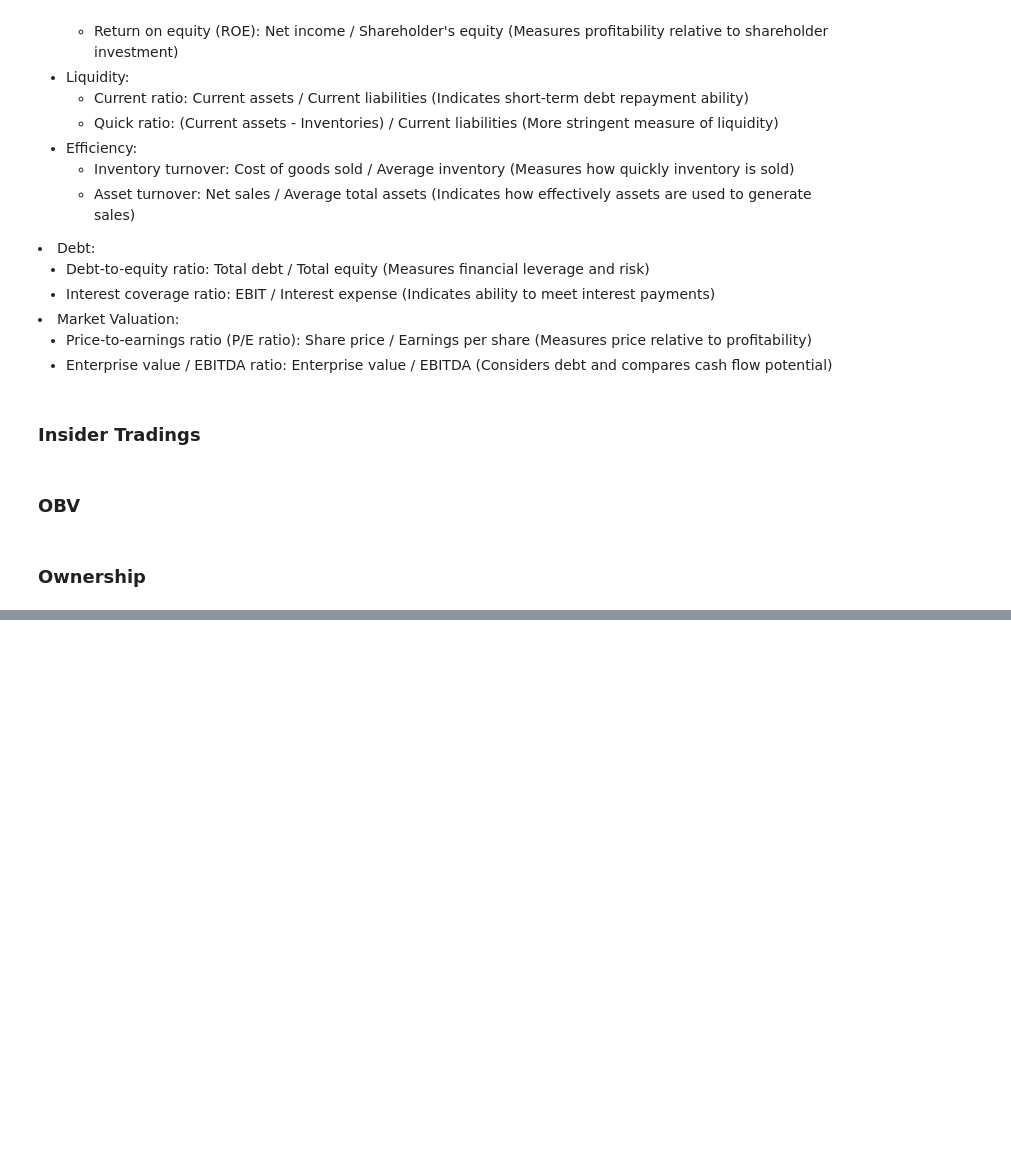
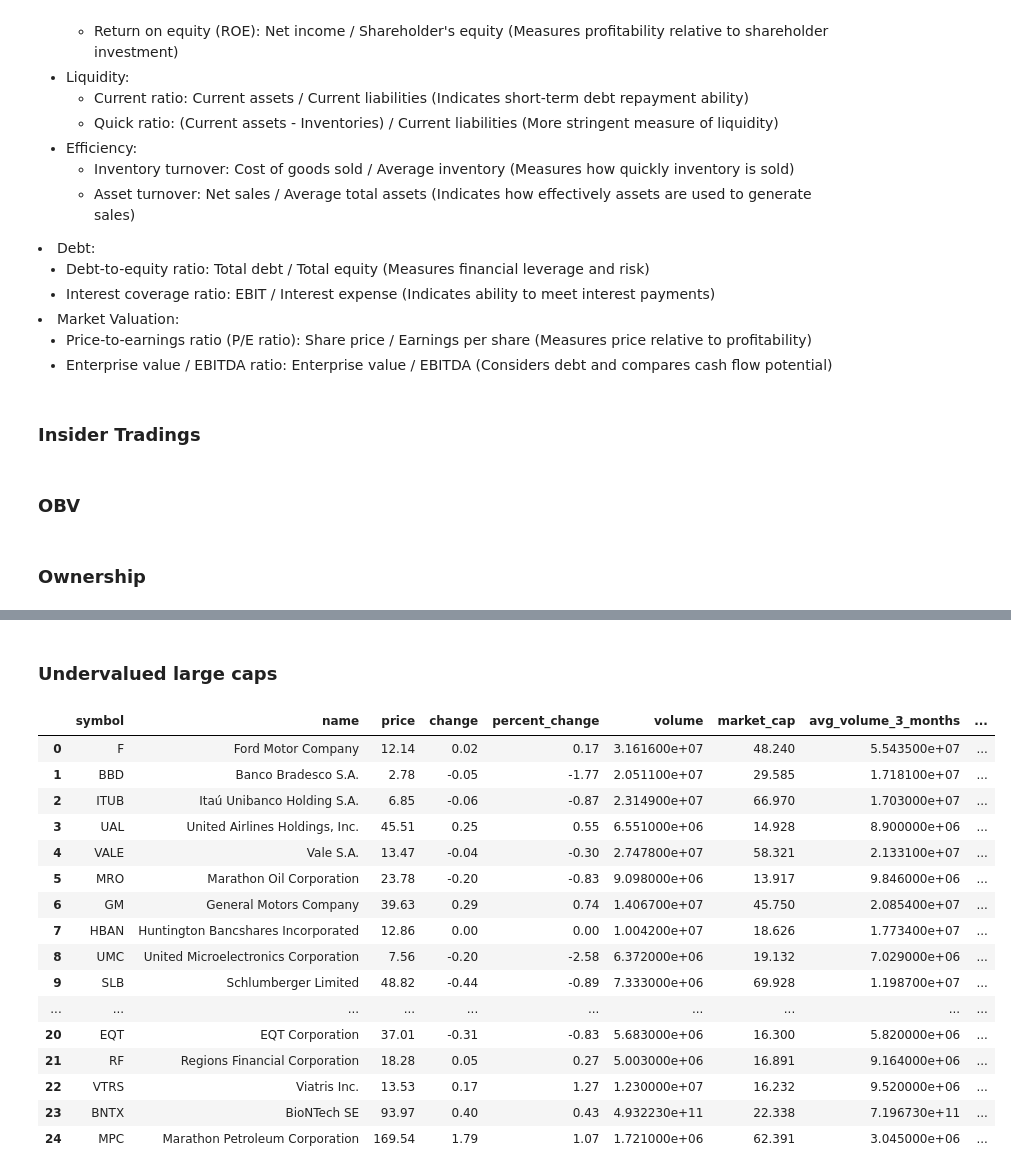
Before and after one commit to mmistroni/OpenBB_Experiments, a Jupyter notebook: OpenBBFinancialAnalysis.ipynb, the cells around one changed output, grey strips where cells are left out. Saved outputs shown, nothing was run; the diff lists cells and outputs as text; code cells hidden in the pictures; blank space fills up the shorter version.

```diff
--- a/OpenBBFinancialAnalysis.ipynb
+++ b/OpenBBFinancialAnalysis.ipynb
@@ -439,0 +526,22 @@ obb.equity.ownership.institutional(symbol="AAPL", provider='yfinance')
+# %% [markdown]
+### Undervalued large caps
+# %%
+obb.equity.discovery.undervalued_large_caps(sort="desc")
+# %% [output]
+|  | symbol | name | price | change | percent_change | volume | market_cap | avg_volume_3_months | ... |
+| 0 | F | Ford Motor Company | 12.14 | 0.02 | 0.17 | 3.161600e+07 | 48.240 | 5.543500e+07 | ... |
+| 1 | BBD | Banco Bradesco S.A. | 2.78 | -0.05 | -1.77 | 2.051100e+07 | 29.585 | 1.718100e+07 | ... |
+| 2 | ITUB | Itaú Unibanco Holding S.A. | 6.85 | -0.06 | -0.87 | 2.314900e+07 | 66.970 | 1.703000e+07 | ... |
+| 3 | UAL | United Airlines Holdings, Inc. | 45.51 | 0.25 | 0.55 | 6.551000e+06 | 14.928 | 8.900000e+06 | ... |
+| 4 | VALE | Vale S.A. | 13.47 | -0.04 | -0.30 | 2.747800e+07 | 58.321 | 2.133100e+07 | ... |
+| 5 | MRO | Marathon Oil Corporation | 23.78 | -0.20 | -0.83 | 9.098000e+06 | 13.917 | 9.846000e+06 | ... |
+| 6 | GM | General Motors Company | 39.63 | 0.29 | 0.74 | 1.406700e+07 | 45.750 | 2.085400e+07 | ... |
+| 7 | HBAN | Huntington Bancshares Incorporated | 12.86 | 0.00 | 0.00 | 1.004200e+07 | 18.626 | 1.773400e+07 | ... |
+| 8 | UMC | United Microelectronics Corporation | 7.56 | -0.20 | -2.58 | 6.372000e+06 | 19.132 | 7.029000e+06 | ... |
+| 9 | SLB | Schlumberger Limited | 48.82 | -0.44 | -0.89 | 7.333000e+06 | 69.928 | 1.198700e+07 | ... |
+| ... | ... | ... | ... | ... | ... | ... | ... | ... | ... |
+| 20 | EQT | EQT Corporation | 37.01 | -0.31 | -0.83 | 5.683000e+06 | 16.300 | 5.820000e+06 | ... |
+| 21 | RF | Regions Financial Corporation | 18.28 | 0.05 | 0.27 | 5.003000e+06 | 16.891 | 9.164000e+06 | ... |
+| 22 | VTRS | Viatris Inc. | 13.53 | 0.17 | 1.27 | 1.230000e+07 | 16.232 | 9.520000e+06 | ... |
+| 23 | BNTX | BioNTech SE | 93.97 | 0.40 | 0.43 | 4.932230e+11 | 22.338 | 7.196730e+11 | ... |
+| 24 | MPC | Marathon Petroleum Corporation | 169.54 | 1.79 | 1.07 | 1.721000e+06 | 62.391 | 3.045000e+06 | ... |
```
Also changed, not shown: parts of 10 cells of this notebook.
